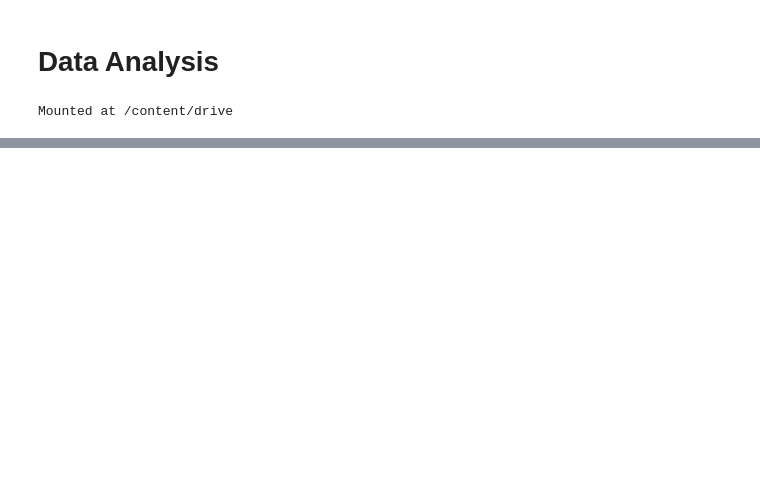
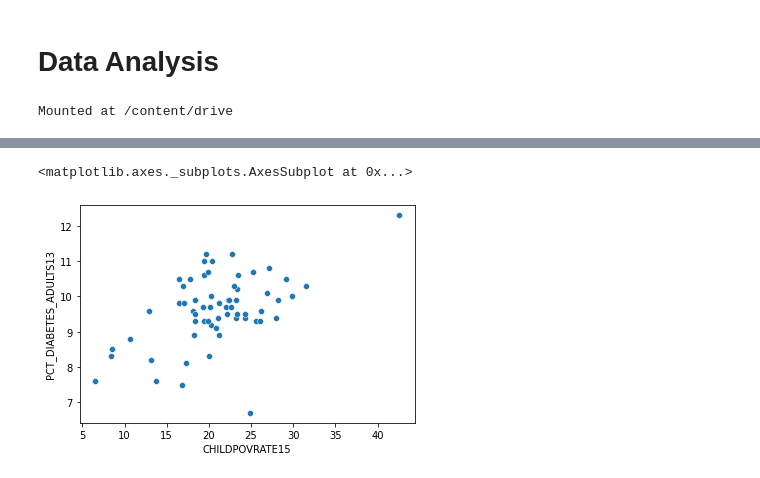
Before and after one commit to manikrajan/fe-eda, a Jupyter notebook: Python Code/Data Analysis Kaia.ipynb, the cells around one changed output, grey strips where cells are left out. Drawn from its saved outputs; the diff is of its cells as text; code cells hidden in the pictures; blank space fills up the shorter version.

```diff
--- a/Python Code/Data Analysis Kaia.ipynb
+++ b/Python Code/Data Analysis Kaia.ipynb
@@ -70,0 +398,2 @@ analysis = countyAnalysis(df_county)
+# %%
+ny_analysis = countyAnalysis(df_county)
@@ -70,0 +433,2 @@ analysis = countyAnalysis(df_county)
+# %%
+ny_analysis.target_var = 'PCT_DIABETES_ADULTS13'
@@ -70,0 +455,6 @@ analysis = countyAnalysis(df_county)
+# %%
+sns.scatterplot(data=ny_analysis.df_county, x='CHILDPOVRATE15', y='PCT_DIABETES_ADULTS13')
+# Higher child poverty rates associated with higher diabetes rates
+# %% [output]
+<matplotlib.axes._subplots.AxesSubplot at 0x...>
+[figure, added]
```
Also changed, not shown: parts of 62 cells of this notebook, 2 other files.
